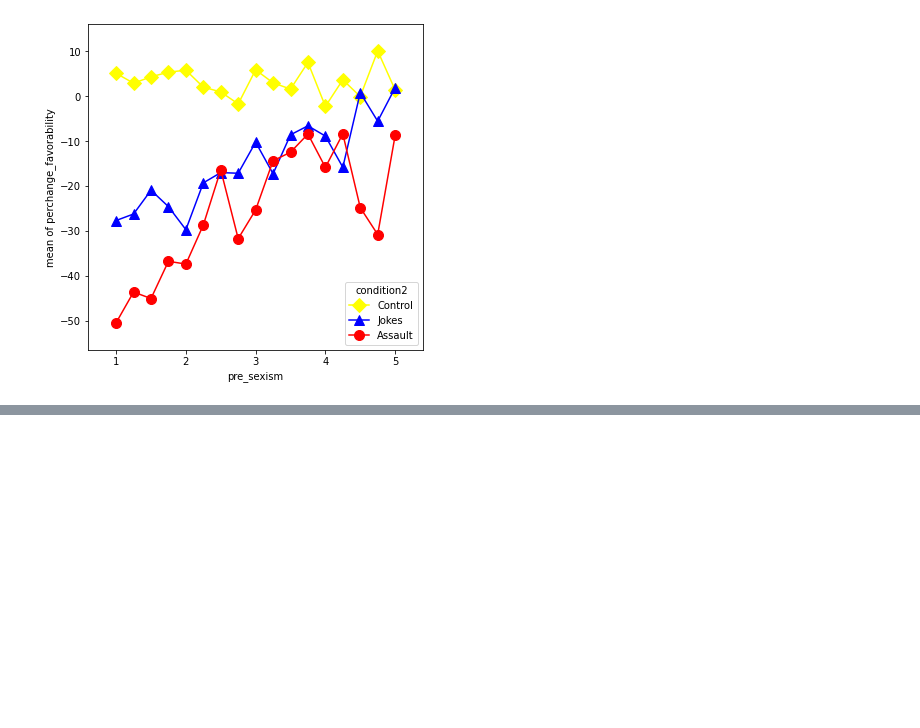
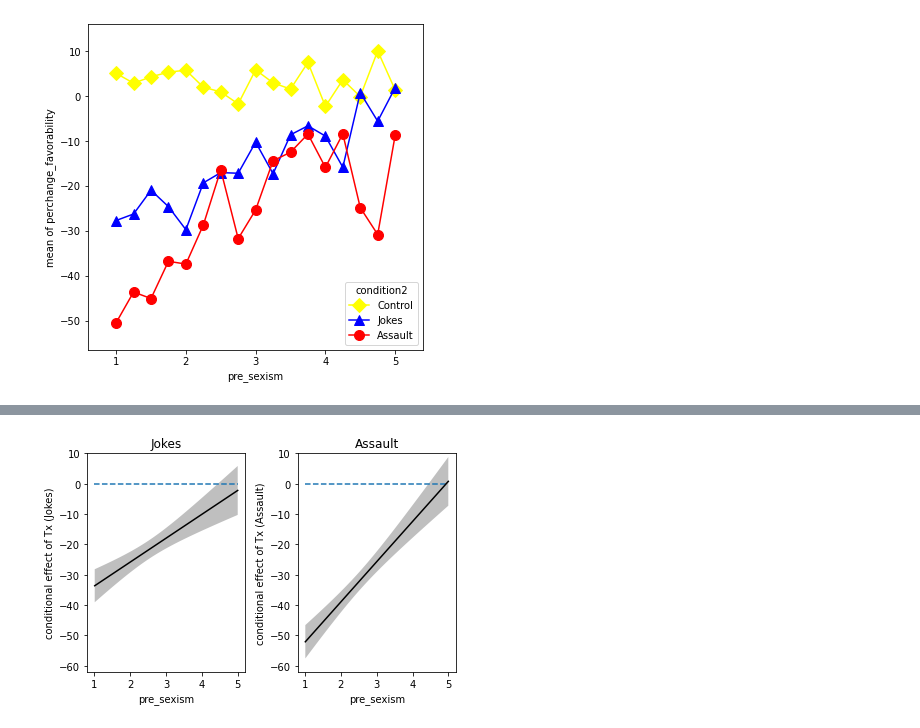
Before and after one commit to mattcingram/rep1_python, a Jupyter notebook: code/rep1_python.ipynb, the cells around one changed output, grey strips where cells are left out. Saved outputs shown, nothing was run; the diff lists cells and outputs as text; code cells hidden in the pictures; blank space fills up the shorter version.

```diff
--- a/code/rep1_python.ipynb
+++ b/code/rep1_python.ipynb
@@ -970,0 +1020,26 @@ err=1.96*consx; upperx=conbx+err; lowerx=conbx-err # notice can separate multipl
+# %%
+# show figures side by side
+fig=plt.figure()
+
+plt.subplot(1,2,1) # elements in parens are rows, cols, subplot number
+plt.plot(intdf.MVZ, intdf.conbx1, c='black')
+plt.fill_between(intdf.MVZ, intdf.lowerx1, intdf.upperx1, facecolor='grey', alpha=0.5) # shade area between confidence bounds
+plt.hlines(y=0, xmin=1,xmax=5, linestyles='dashed')
+plt.ylim(bottom=-62, top=10)
+plt.xlabel('pre_sexism')
+plt.ylabel('conditional effect of Tx (Jokes)')
+plt.title('Jokes')
+
+plt.subplot(1,2,2)
+plt.plot(intdf.MVZ, intdf.conbx2, c='black')
+plt.fill_between(intdf.MVZ, intdf.lowerx2, intdf.upperx2, facecolor='grey', alpha=0.5)
+plt.hlines(y=0, xmin=1,xmax=5, linestyles='dashed')
+plt.ylim(bottom=-62, top=10)
+plt.xlabel('pre_sexism')
+plt.ylabel('conditional effect of Tx (Assault)')
+plt.title('Assault')
+
+plt.tight_layout() # reduces overlap
+plt.show()
+# %% [output]
+[figure, added]
```
Also changed, not shown: parts of 19 cells of this notebook.
